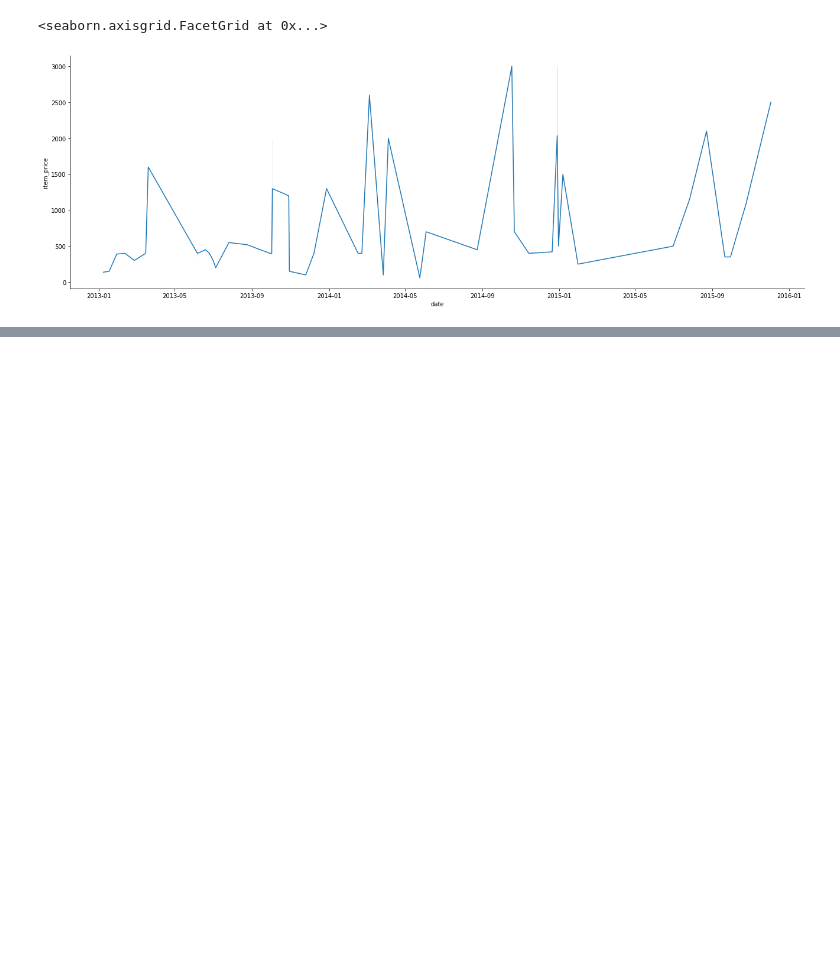
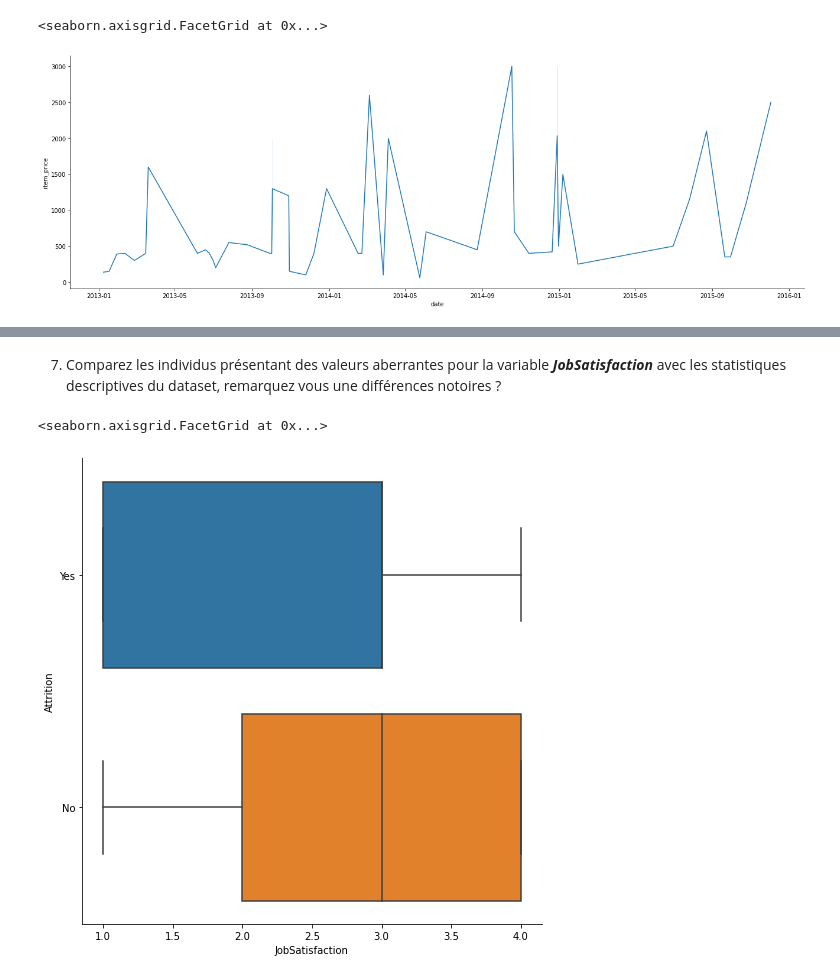
Before and after one commit to AureohDev/Tech_Lead_Exos, a Jupyter notebook: Algo/Exos/DataVisualisation.ipynb, the cells around one changed output, grey strips where cells are left out. Cells and saved outputs as stored; diff of their text form; code cells hidden in the pictures; blank space fills up the shorter version.

```diff
--- a/Algo/Exos/DataVisualisation.ipynb
+++ b/Algo/Exos/DataVisualisation.ipynb
@@ -178,0 +245,7 @@ sns.relplot(x = "date", y = "item_price", data = data_sp.sample(50), height= 6,
+# %% [markdown]
+7. Comparez les individus présentant des valeurs aberrantes pour la variable ***JobSatisfaction*** avec les statistiques descriptives du dataset, remarquez vous une différences notoires ?
+# %%
+sns.catplot(x="JobSatisfaction", y="Attrition", data=data_ibm[data_ibm['JobSatisfaction']<20], kind="box", height=7)
+# %% [output]
+<seaborn.axisgrid.FacetGrid at 0x...>
+[figure, added]
```
Also changed, not shown: parts of 43 cells of this notebook.
